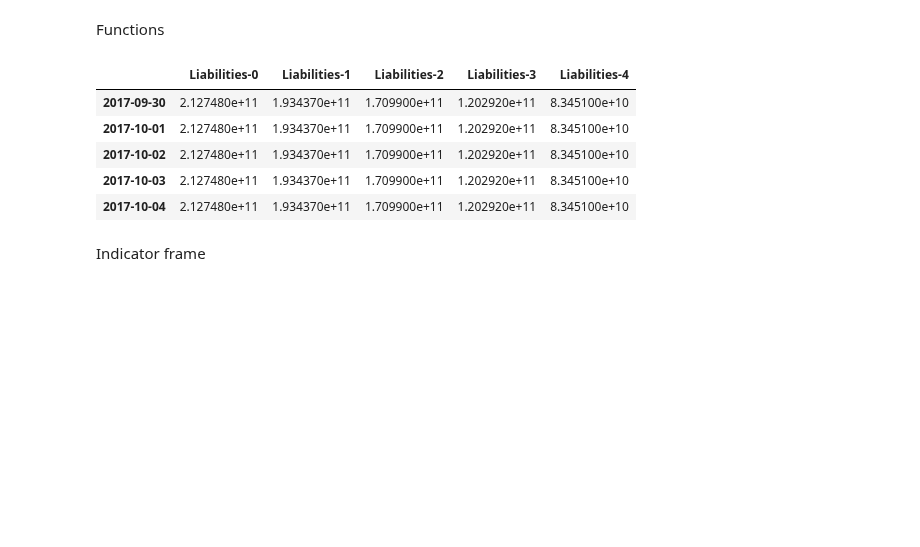
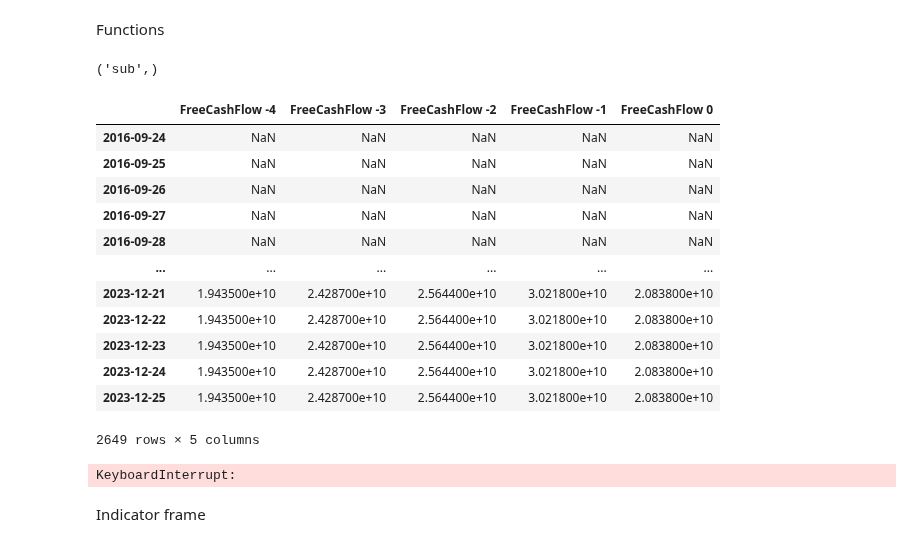
Before and after one commit to BlackdoorAI/Finance-bro, a Jupyter notebook: extract.ipynb, the cells around one changed output. Saved outputs shown, nothing was run; the diff lists cells and outputs as text; code cells hidden in the pictures; blank space fills up the shorter version.

Commit message:
Recursive_fact still used for time init and to get data

```diff
--- a/extract.ipynb
+++ b/extract.ipynb
@@ -133,7 +131,6 @@ measure_conversion = {"Assets":["EquityAndLiabilities", "LiabilitiesAndStockhold
                     "PaymentsToAcquirePropertyPlantAndEquipment": ["PaymentsForCapitalImprovements","CapitalExpenditure","PurchasesOfPropertyPlantAndEquipment", "PaymentsForPropertyPlantAndEquipment"],
                     "NetCashProvidedByUsedInOperatingActivities" : ["CashAndCashEquivalentsFromOperatingActivities", "OperatingActivitiesNetCashInflowsOutflows","CashFlowsFromOperatingActivities"],
                     "InterestIncome" : ["InvestmentIncomeInterest"],
-                    "InventoryNet": ["InventoryAmountUnpricedChangeOrdersForLongTermContractsOrPrograms"],
                     "LongTermDebtCurrent" : ["LongTermDebtMaturitiesRepaymentsOfPrincipalInNextTwelveMonths"]
 }
 approximate_measure_conversion = {
@@ -1076,14 +1187,33 @@ def ticker_fill(company_frames_availability):
 # %%
 comp = comp_load("AAPL")
-frame, unit = comp.fact("Liabilities")
-frame.head(5)
+path_date= recursive_date_gather(comp, "FreeCashFlow")
+print(path_date[0])
+data, unit = path_selector(comp,"FreeCashFlow", path_date[0])
+data.head(-5)
 # %% [output]
+('sub',)
-|  | Liabilities-0 | Liabilities-1 | Liabilities-2 | Liabilities-3 | Liabilities-4 |
-| 2017-09-30 | 2.127480e+11 | 1.934370e+11 | 1.709900e+11 | 1.202920e+11 | 8.345100e+10 |
-| 2017-10-01 | 2.127480e+11 | 1.934370e+11 | 1.709900e+11 | 1.202920e+11 | 8.345100e+10 |
-| 2017-10-02 | 2.127480e+11 | 1.934370e+11 | 1.709900e+11 | 1.202920e+11 | 8.345100e+10 |
-| 2017-10-03 | 2.127480e+11 | 1.934370e+11 | 1.709900e+11 | 1.202920e+11 | 8.345100e+10 |
-| 2017-10-04 | 2.127480e+11 | 1.934370e+11 | 1.709900e+11 | 1.202920e+11 | 8.345100e+10 |
+|  | FreeCashFlow -4 | FreeCashFlow -3 | FreeCashFlow -2 | FreeCashFlow -1 | FreeCashFlow 0 |
+| 2016-09-24 | NaN | NaN | NaN | NaN | NaN |
+| 2016-09-25 | NaN | NaN | NaN | NaN | NaN |
+| 2016-09-26 | NaN | NaN | NaN | NaN | NaN |
+| 2016-09-27 | NaN | NaN | NaN | NaN | NaN |
+| 2016-09-28 | NaN | NaN | NaN | NaN | NaN |
+| ... | ... | ... | ... | ... | ... |
+| 2023-12-21 | 1.943500e+10 | 2.428700e+10 | 2.564400e+10 | 3.021800e+10 | 2.083800e+10 |
+| 2023-12-22 | 1.943500e+10 | 2.428700e+10 | 2.564400e+10 | 3.021800e+10 | 2.083800e+10 |
+| 2023-12-23 | 1.943500e+10 | 2.428700e+10 | 2.564400e+10 | 3.021800e+10 | 2.083800e+10 |
+| 2023-12-24 | 1.943500e+10 | 2.428700e+10 | 2.564400e+10 | 3.021800e+10 | 2.083800e+10 |
+| 2023-12-25 | 1.943500e+10 | 2.428700e+10 | 2.564400e+10 | 3.021800e+10 | 2.083800e+10 |
+2649 rows × 5 columns
+# %%
+comp = comp_load("AAPL")
+with open("other_pickle\measures.json", "r") as file:
+    fund_measures = json.load(file)
+#{"dynamic":["FreeCashFlow"], "static":[ "Assets", "Liabilities",""]}
+comp.date_reset()
+aframe= acquire_frame(comp, fund_measures, None, static_tolerance=pd.Timedelta(days=365))
+# %% [output]
+KeyboardInterrupt:
 # %% [markdown]
 Indicator frame
 # %%
```
Also changed, not shown: parts of 10 cells of this notebook.
